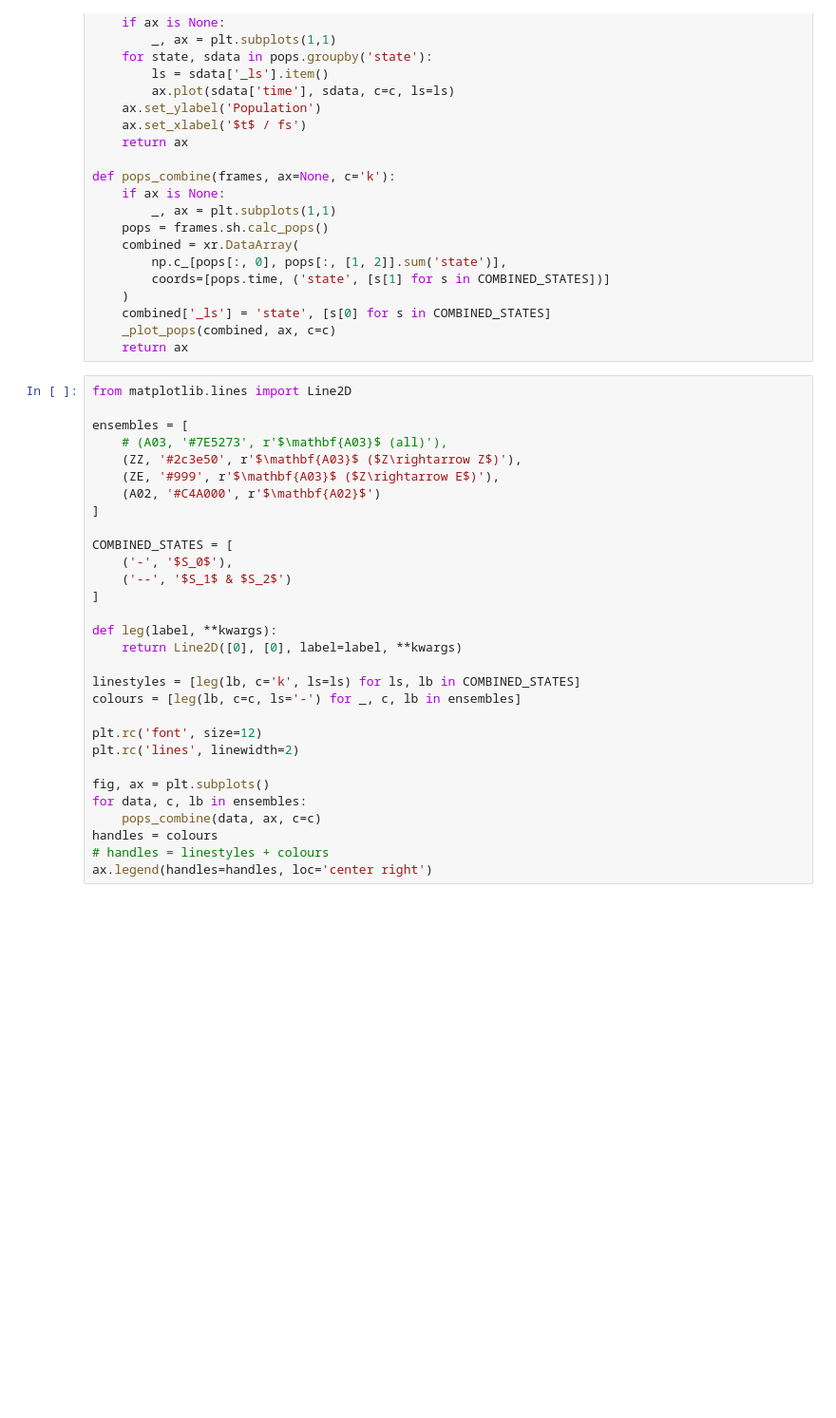
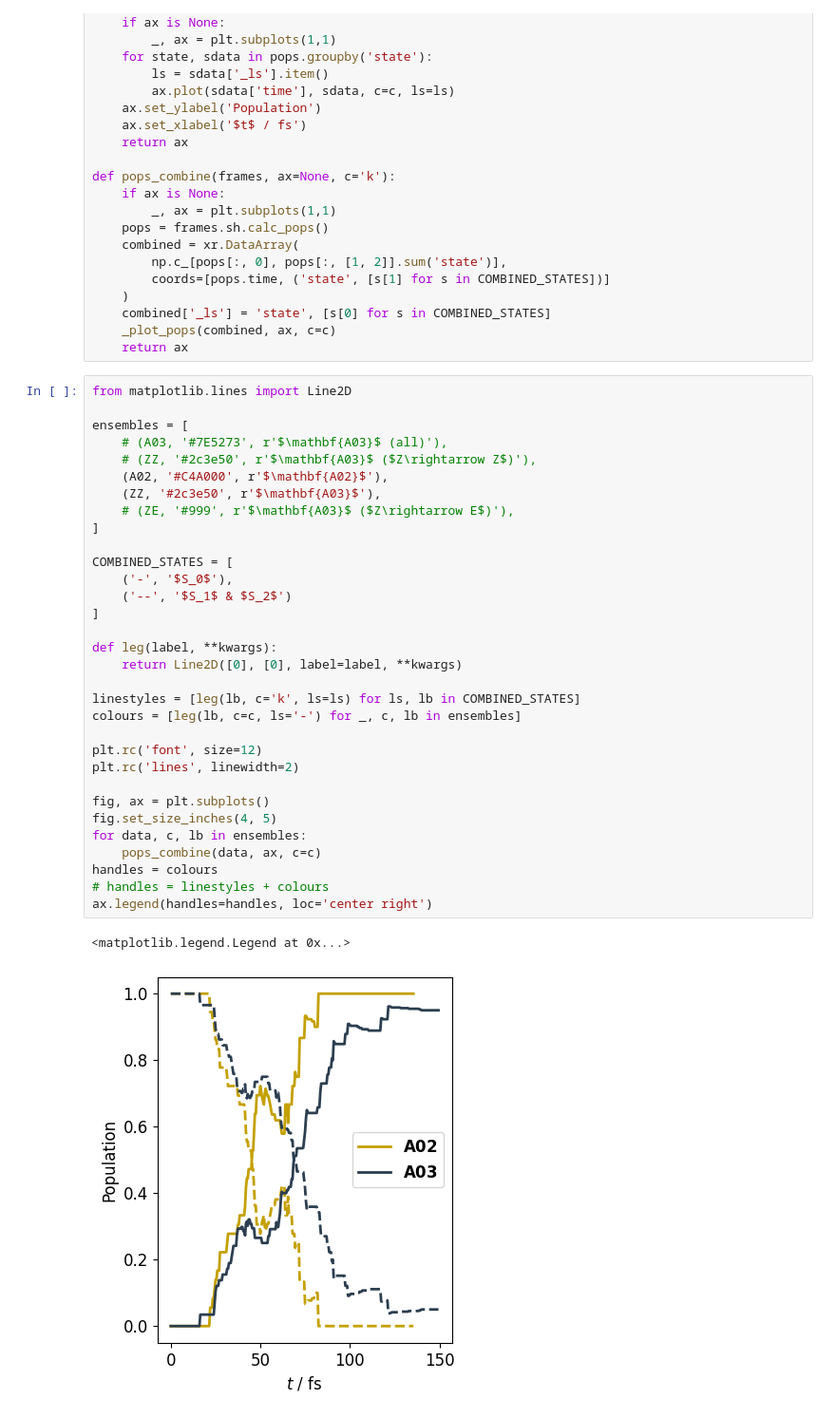
Before and after one commit to SHNITSEL/shnitsel-tools, a Jupyter notebook: tutorials/walkthrough/4_kinetics_across_compounds.ipynb, the cells around one changed output. Shown at 95% size. Cells and saved outputs as stored; diff of their text form; blank space fills up the shorter version.

```diff
--- a/tutorials/walkthrough/4_kinetics_across_compounds.ipynb
+++ b/tutorials/walkthrough/4_kinetics_across_compounds.ipynb
@@ -59,30 +66,35 @@ def pops_combine(frames, ax=None, c='k'):
 # %%
 from matplotlib.lines import Line2D
 
 ensembles = [
     # (A03, '#7E5273', r'$\mathbf{A03}$ (all)'),
-    (ZZ, '#2c3e50', r'$\mathbf{A03}$ ($Z\rightarrow Z$)'),
-    (ZE, '#999', r'$\mathbf{A03}$ ($Z\rightarrow E$)'),
-    (A02, '#C4A000', r'$\mathbf{A02}$')
+    # (ZZ, '#2c3e50', r'$\mathbf{A03}$ ($Z\rightarrow Z$)'),
+    (A02, '#C4A000', r'$\mathbf{A02}$'),
+    (ZZ, '#2c3e50', r'$\mathbf{A03}$'),
+    # (ZE, '#999', r'$\mathbf{A03}$ ($Z\rightarrow E$)'),
 ]
 
 COMBINED_STATES = [
     ('-', '$S_0$'),
     ('--', '$S_1$ & $S_2$')
 ]
 
 def leg(label, **kwargs):
     return Line2D([0], [0], label=label, **kwargs)
 
 linestyles = [leg(lb, c='k', ls=ls) for ls, lb in COMBINED_STATES]
 colours = [leg(lb, c=c, ls='-') for _, c, lb in ensembles]
 
 plt.rc('font', size=12)
 plt.rc('lines', linewidth=2)
 
 fig, ax = plt.subplots()
+fig.set_size_inches(4, 5)
 for data, c, lb in ensembles:
     pops_combine(data, ax, c=c)
 handles = colours
 # handles = linestyles + colours
 ax.legend(handles=handles, loc='center right')
+# %% [output]
+<matplotlib.legend.Legend at 0x...>
+[figure, added]
```
Also changed, not shown: parts of 4 cells of this notebook.
